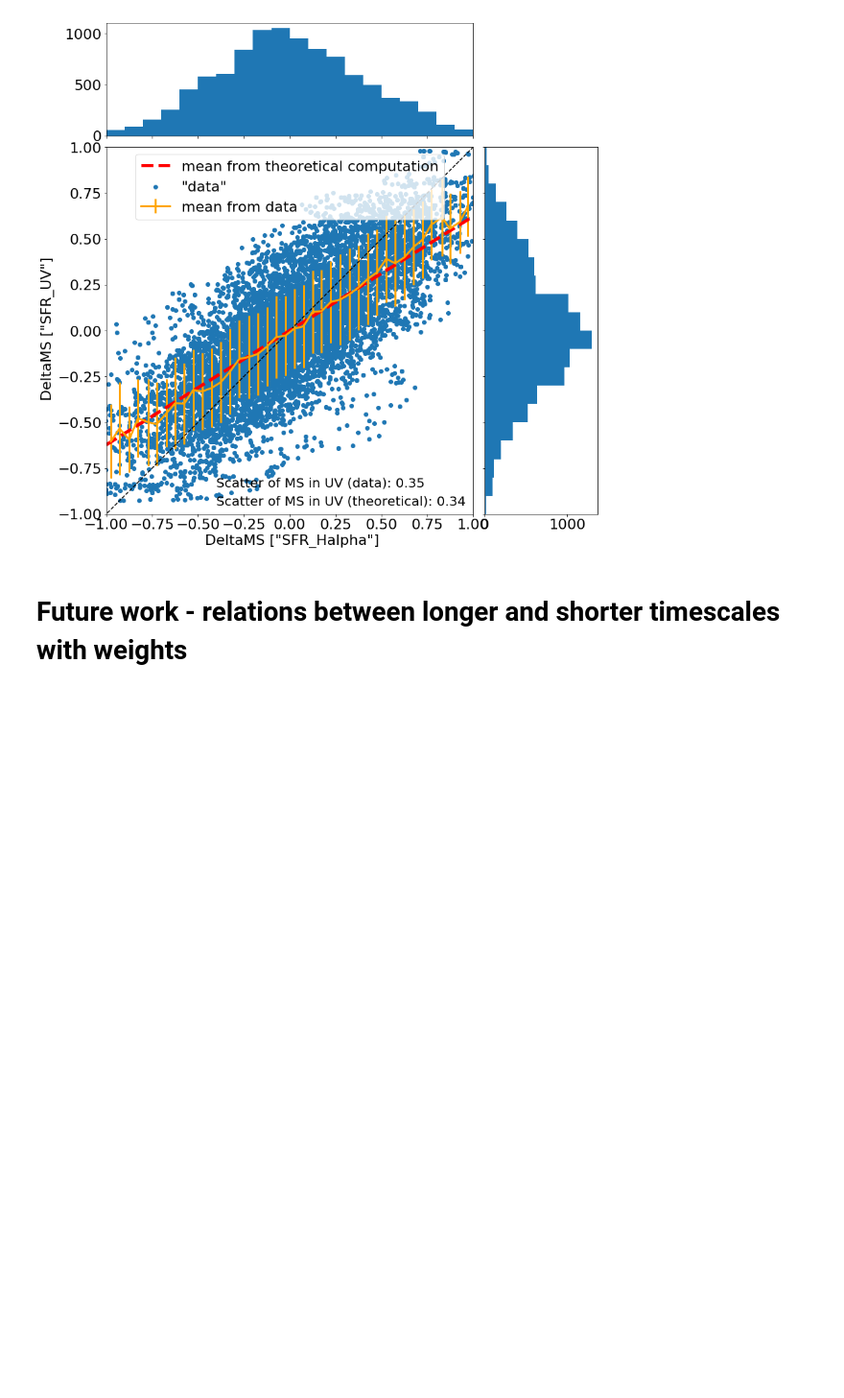
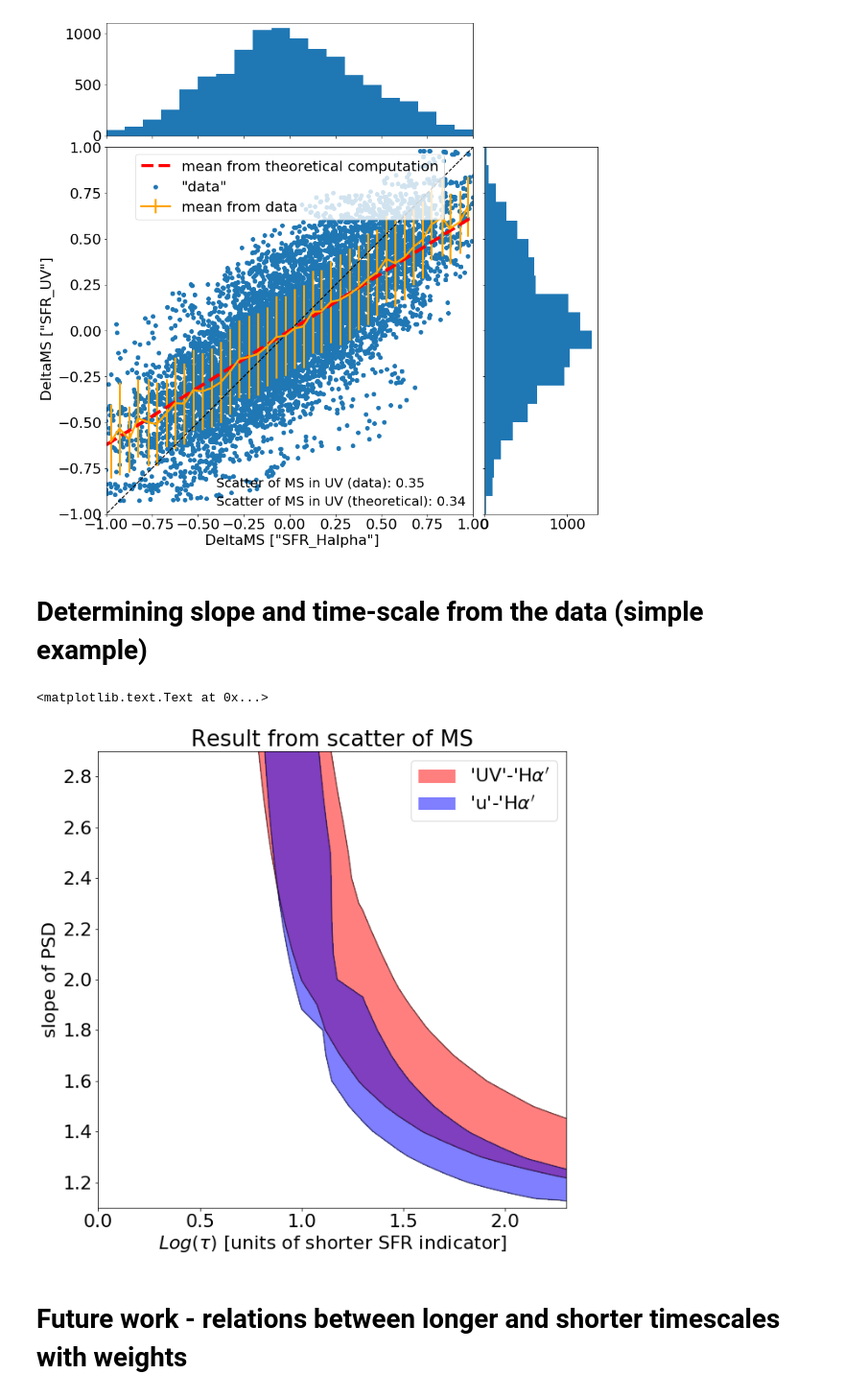
Before and after one commit to nevencaplar/Main-Sequence-Variability, a Jupyter notebook: Main_Sequence_Variability.ipynb, the cells around one changed output. Shown at 96% size. Saved outputs shown, nothing was run; the diff lists cells and outputs as text; code cells hidden in the pictures; blank space fills up the shorter version.

Commit message:
added code determining slope and tau from scatter

```diff
--- a/Main_Sequence_Variability.ipynb
+++ b/Main_Sequence_Variability.ipynb
@@ -274,9 +274,8 @@ For exact case of damped random walk where we know that $ACF(j)=\exp(-j/\tau)$,
 
 $\Delta SFR_{longer}=\Delta SFR_{shorter}  \left(- \frac{\exp(1/\tau)-\exp(-N/\tau)}{N(1- \exp(1/\tau))} \right) $
 # %%
-def get_mean_relation(tau,slope,tMax=None):
-    """!gives ratio between mean SFR of a longer indicator and the SFR in a shorten indicator [time, ratio of two indicators ]
-        assumes nonchanging mean sequence!
+def get_scatter_MS(tau,slope,tMax=None,t_avg=None):
+    """!gives size of scatter as a 2d numpy array [time, scatter]
 
     @param[in] tau          Decorellation time
     @param[in] slope        high frequency slope of the PSD
@@ -291,10 +290,14 @@ def get_mean_relation(tau,slope,tMax=None):
 
     res=[]
     for t in range(1,tMax):
-        res.append([t,np.sum(ACF[:,1][:t])/(t)])
+        res.append([t,(1+2*np.sum(((1-np.array(range(1,t+1))/t))*ACF[:,1][:t]))**(1/2)*(1/(t**(1/2)))])
 
     res=np.array(res)
-    return res
+    if t_avg is None:
+        return res
+    else:
+        assert t_avg<tMax
+        return res[int(t_avg-1)]
 # %%
 """
 Example showing how mean depend on slope and tau
@@ -809,3 +812,5 @@ axHisty.set_ylim(axScatter.get_ylim())
 plt.show()
 # %% [output]
 [figure]
+# %% [markdown]
+# Determining slope and time-scale from the data (simple example)
@@ -812,3 +843,40 @@ plt.show()
+# %%
+Number_of_sigmas_deviation_reshaped_1=np.copy(Number_of_sigmas_deviation_1)
+Number_of_sigmas_deviation_reshaped_1=Number_of_sigmas_deviation_reshaped_1.reshape(len(slope),len(tau))
+
+Number_of_sigmas_deviation_reshaped_2=np.copy(Number_of_sigmas_deviation_2)
+Number_of_sigmas_deviation_reshaped_2=Number_of_sigmas_deviation_reshaped_2.reshape(len(slope),len(tau))
+# %%
+# Basic contour plot
+fig, ax = plt.subplots(figsize=(10, 10))
+CS = ax.contour(np.log10(X), Y, Number_of_sigmas_deviation_reshaped_1,cmap=plt.cm.bone,levels=[1,5],alpha=0.5)
+CS2 = ax.contour(np.log10(X), Y, Number_of_sigmas_deviation_reshaped_2,cmap=plt.cm.bone,levels=[1,5],alpha=0.5)
+CS3 = ax.contourf(np.log10(X), Y, Number_of_sigmas_deviation_reshaped_1, [0,1],colors=('r'),alpha=0.5)
+CS4 = ax.contourf(np.log10(X), Y, Number_of_sigmas_deviation_reshaped_2, [0,1],colors=('b'),alpha=0.5)
+
+h1,_ = CS3.legend_elements()
+h2,_ = CS4.legend_elements()
+ax.legend([h1[0], h2[0]], ['\'UV\'-\'H$\\alpha\'$', '\'u\'-\'H$\\alpha\'$'])
+
+# Recast levels to new class
+CS.levels = [1,1.5]
+CS3.levels = [1,1.5]
+# Label levels with specially formatted floats
+if plt.rcParams["text.usetex"]:
+    fmt = r'%r \sigma %'
+else:
+    fmt = '%r $\sigma$'
+
+#ax.clabel(CS, CS.levels, inline=True, fmt=fmt, fontsize=10)
+#ax.clabel(CS3, CS3.levels, inline=True, fmt=fmt, fontsize=10)
+ax.set_ylim(1.1,2.9)
+#ax.legend()
+ax.set_title('Result from scatter of MS')
+ax.set_xlabel('$Log(\\tau)$ [units of shorter SFR indicator]')
+ax.set_ylabel('slope of PSD')
+# %% [output]
+<matplotlib.text.Text at 0x...>
+[figure, added]
 # %% [markdown]
 # Future work  - relations between longer and shorter timescales with weights
 # %% [markdown]
```
Also changed, not shown: parts of 2 cells of this notebook, 1 other file.
